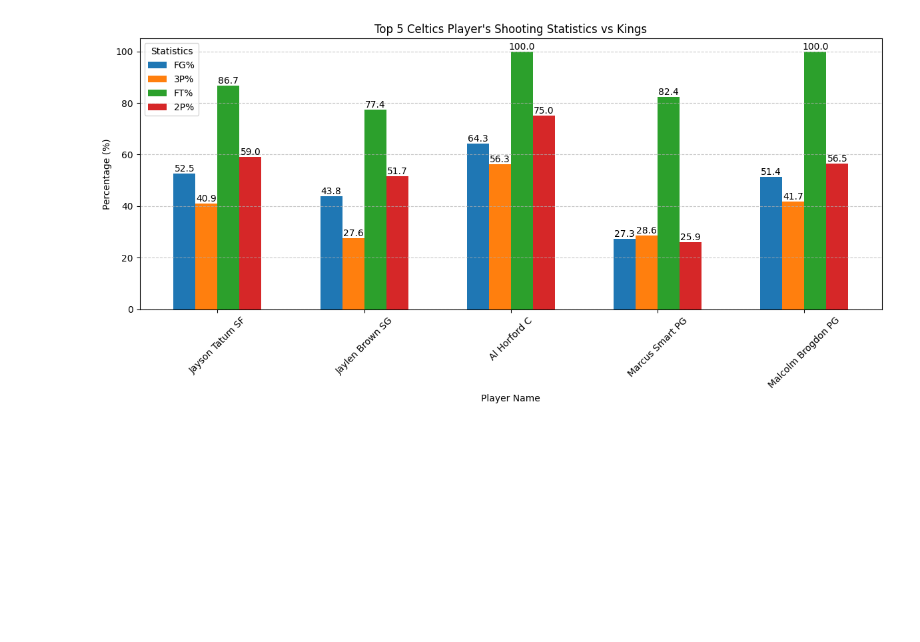
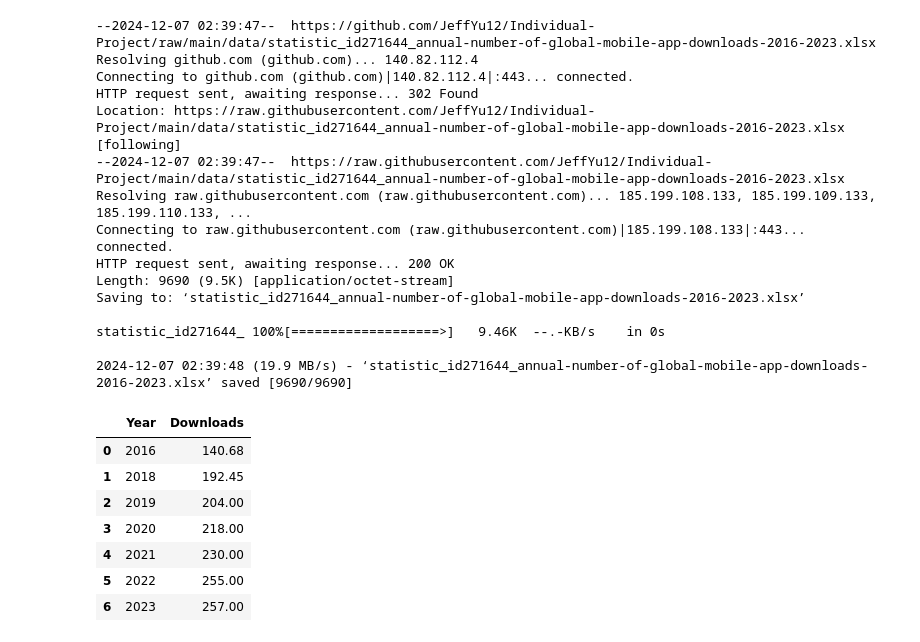
Before and after one commit to JeffYu12/Individual-Project, a Jupyter notebook: codes/main.ipynb, the cells around one changed output. Saved outputs shown, nothing was run; the diff lists cells and outputs as text; code cells hidden in the pictures; blank space fills up the shorter version.

```diff
--- a/codes/main.ipynb
+++ b/codes/main.ipynb
@@ -125,39 +1,41 @@ plt.show()
-# %%
-rows = [data_Cavaliers.iloc[i] for i in range(5)]
-
-# Extract player names and statistics
-player_names = [row['Name'] for row in rows]
-statistics = {
-    'FG%': [row['FG%'] for row in rows],
-    '3P%': [row['3P%'] for row in rows],
-    'FT%': [row['FT%'] for row in rows],
-    '2P%': [row['2P%'] for row in rows],
-}
-
-# Set bar width and positions
-bar_width = 0.15
-x = range(len(player_names))
-
-plt.figure(figsize=(12, 6))
-
-# Create bars for each statistic
-for i, (stat_name, stat_values) in enumerate(statistics.items()):
-    bars = plt.bar([p + bar_width * i for p in x], stat_values, width=bar_width, label=stat_name)
-
-    # Add values above each bar
-    for bar in bars:
-        yval = bar.get_height()
-        plt.text(bar.get_x() + bar.get_width() / 2, yval, round(yval, 1),
-                 ha='center', va='bottom', fontsize=10)
-
-# Customize the plot
-plt.xlabel("Player Name")
-plt.ylabel("Percentage (%)")
-plt.title("Top 5 Celtics Player's Shooting Statistics vs Kings")
-plt.xticks([p + bar_width * (len(statistics) / 2 - 0.5) for p in x], player_names, rotation=45)
-plt.legend(title='Statistics')
-plt.tight_layout()
-plt.grid(axis='y', linestyle='--', alpha=0.7)
-plt.show()
-# %% [output]
-[figure, removed]
+# %%
+import pandas as pd
+import matplotlib.pyplot as plt
+# dataset 1 Number of mobile app downloads worldwide from 2016 to 2023 (downloadsData)
+!wget -O statistic_id271644_annual-number-of-global-mobile-app-downloads-2016-2023.xlsx "https://github.com/JeffYu12/Individual-Project/raw/main/data/statistic_id271644_annual-number-of-global-mobile-app-downloads-2016-2023.xlsx"
+downloadsData = pd.read_excel("statistic_id271644_annual-number-of-global-mobile-app-downloads-2016-2023.xlsx", sheet_name='Data', skiprows=3)
+# Data cleaning
+downloadsData = downloadsData.dropna(axis=1, how='all')
+downloadsData.columns = ['Year', 'Downloads']
+downloadsData = downloadsData.dropna(subset=['Year'])
+downloadsData = downloadsData.reset_index(drop=True)
+downloadsData['Year'] = pd.to_numeric(downloadsData['Year'], errors='coerce')
+downloadsData['Downloads'] = pd.to_numeric(downloadsData['Downloads'], errors='coerce')
+downloadsData['Year'] = downloadsData['Year'].astype(int)
+
+# Display the cleaned data
+downloadsData.head(8)
+# %% [output]
+--2024-12-07 02:39:47--  https://github.com/JeffYu12/Individual-Project/raw/main/data/statistic_id271644_annual-number-of-global-mobile-app-downloads-2016-2023.xlsx
+Resolving github.com (github.com)... 140.82.112.4
+Connecting to github.com (github.com)|140.82.112.4|:443... connected.
+HTTP request sent, awaiting response... 302 Found
+Location: https://raw.githubusercontent.com/JeffYu12/Individual-Project/main/data/statistic_id271644_annual-number-of-global-mobile-app-downloads-2016-2023.xlsx [following]
+--2024-12-07 02:39:47--  https://raw.githubusercontent.com/JeffYu12/Individual-Project/main/data/statistic_id271644_annual-number-of-global-mobile-app-downloads-2016-2023.xlsx
+Resolving raw.githubusercontent.com (raw.githubusercontent.com)... 185.199.108.133, 185.199.109.133, 185.199.110.133, ...
+Connecting to raw.githubusercontent.com (raw.githubusercontent.com)|185.199.108.133|:443... connected.
+HTTP request sent, awaiting response... 200 OK
+Length: 9690 (9.5K) [application/octet-stream]
+Saving to: ‘statistic_id271644_annual-number-of-global-mobile-app-downloads-2016-2023.xlsx’
+
+statistic_id271644_ 100%[===================>]   9.46K  --.-KB/s    in 0s
+
+2024-12-07 02:39:48 (19.9 MB/s) - ‘statistic_id271644_annual-number-of-global-mobile-app-downloads-2016-2023.xlsx’ saved [9690/9690]
+|  | Year | Downloads |
+| 0 | 2016 | 140.68 |
+| 1 | 2018 | 192.45 |
+| 2 | 2019 | 204.00 |
+| 3 | 2020 | 218.00 |
+| 4 | 2021 | 230.00 |
+| 5 | 2022 | 255.00 |
+| 6 | 2023 | 257.00 |
```
Also changed, not shown: parts of 10 cells of this notebook.
